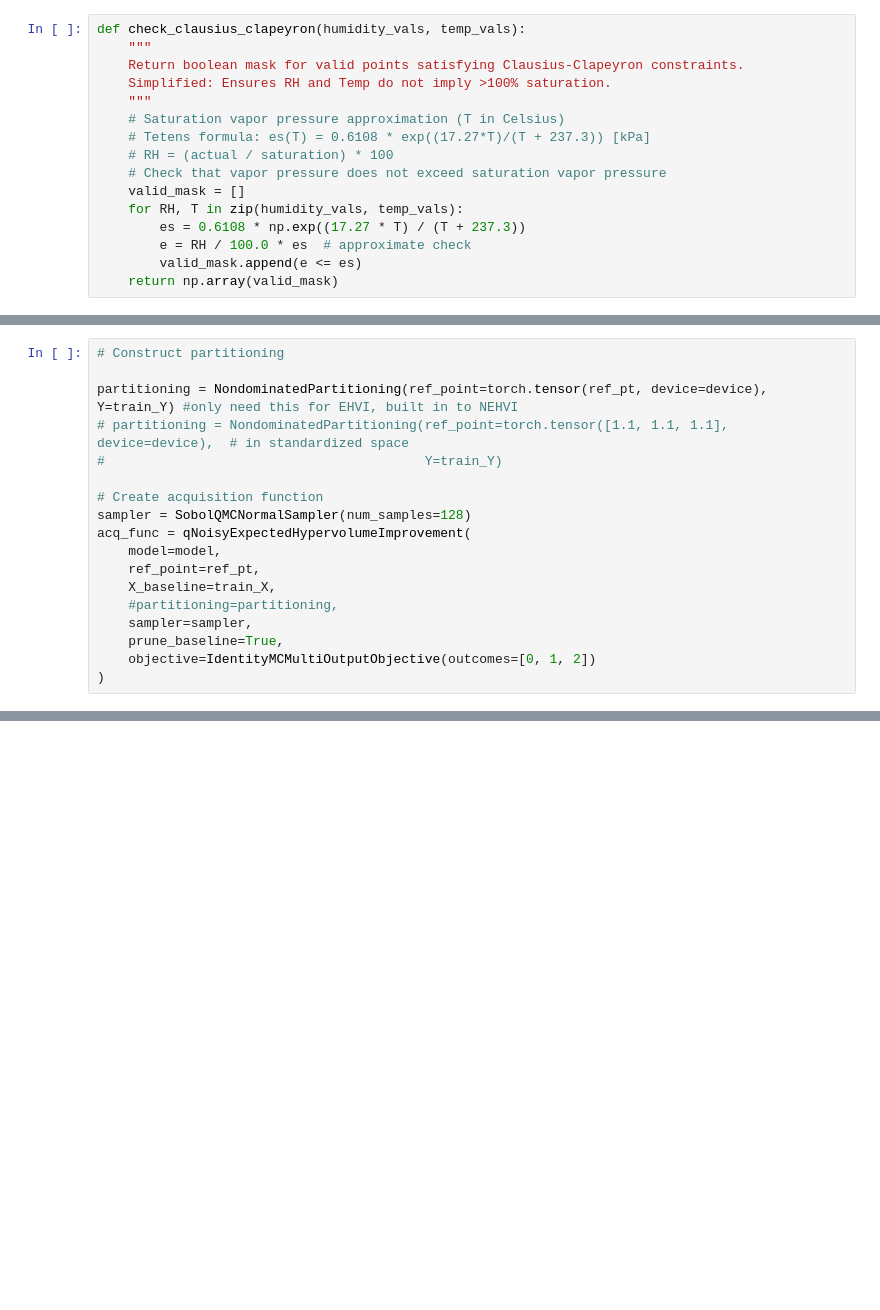
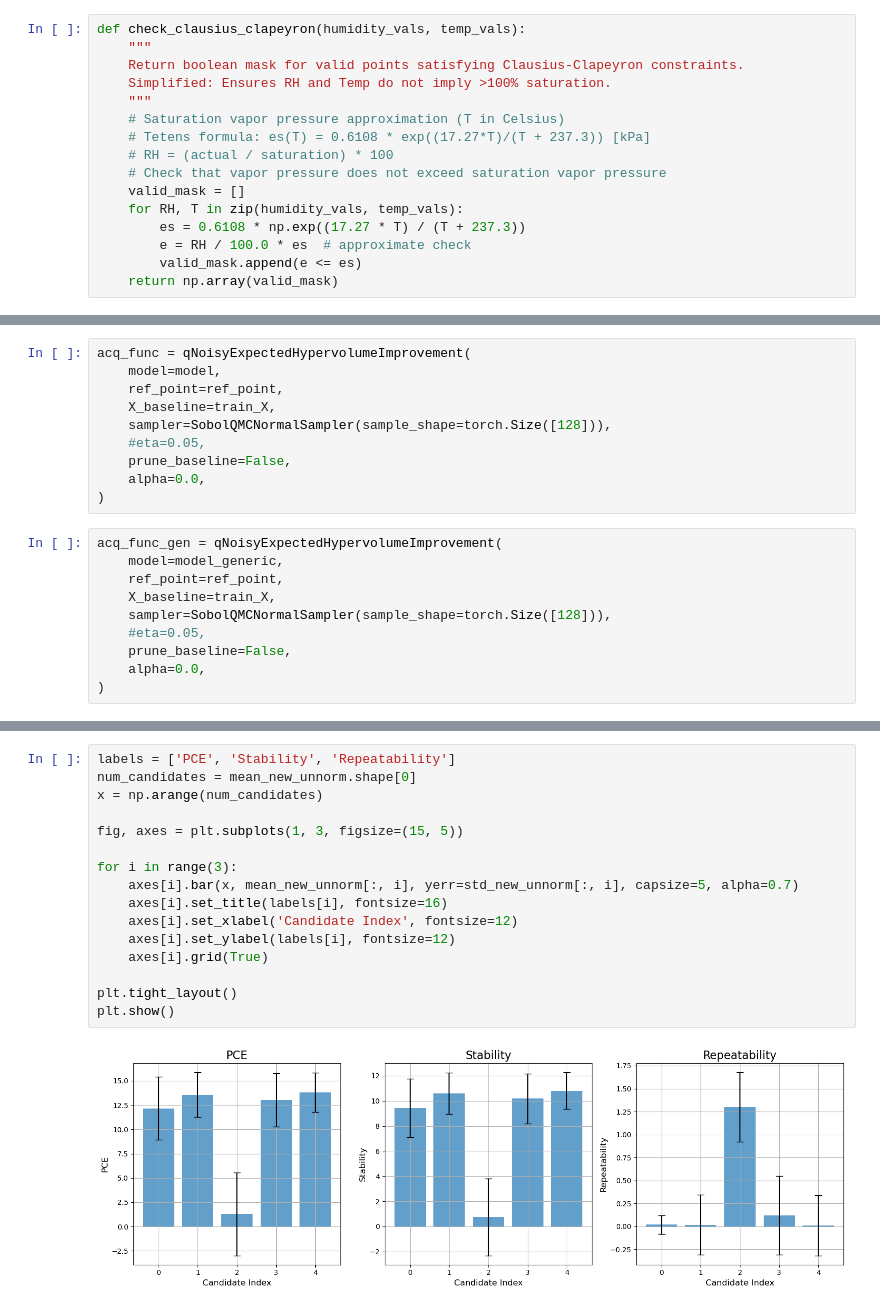
Before and after one commit to PV-Lab/MOBO-Kit, a Jupyter notebook: MOBO/UW-MIT FOM MOBO.ipynb, the cells around one changed output, grey strips where cells are left out. Drawn from its saved outputs; the diff is of its cells as text; blank space fills up the shorter version.

```diff
--- a/MOBO/UW-MIT FOM MOBO.ipynb
+++ b/MOBO/UW-MIT FOM MOBO.ipynb
@@ -246,18 +495,20 @@ for i in range(3):
 # %%
-# Construct partitioning
-
-partitioning = NondominatedPartitioning(ref_point=torch.tensor(ref_pt, device=device), Y=train_Y) #only need this for EHVI, built in to NEHVI
-# partitioning = NondominatedPartitioning(ref_point=torch.tensor([1.1, 1.1, 1.1], device=device),  # in standardized space
-#                                         Y=train_Y)
-
-# Create acquisition function
-sampler = SobolQMCNormalSampler(num_samples=128)
 acq_func = qNoisyExpectedHypervolumeImprovement(
     model=model,
-    ref_point=ref_pt,
+    ref_point=ref_point,
     X_baseline=train_X,
-    #partitioning=partitioning,
-    sampler=sampler,
-    prune_baseline=True,
-    objective=IdentityMCMultiOutputObjective(outcomes=[0, 1, 2])
+    sampler=SobolQMCNormalSampler(sample_shape=torch.Size([128])),
+    #eta=0.05,
+    prune_baseline=False,
+    alpha=0.0,
 )
+# %%
+acq_func_gen = qNoisyExpectedHypervolumeImprovement(
+    model=model_generic,
+    ref_point=ref_point,
+    X_baseline=train_X,
+    sampler=SobolQMCNormalSampler(sample_shape=torch.Size([128])),
+    #eta=0.05,
+    prune_baseline=False,
+    alpha=0.0,
+)
@@ -360,0 +696,18 @@ plt.show()
+# %%
+labels = ['PCE', 'Stability', 'Repeatability']
+num_candidates = mean_new_unnorm.shape[0]
+x = np.arange(num_candidates)
+
+fig, axes = plt.subplots(1, 3, figsize=(15, 5))
+
+for i in range(3):
+    axes[i].bar(x, mean_new_unnorm[:, i], yerr=std_new_unnorm[:, i], capsize=5, alpha=0.7)
+    axes[i].set_title(labels[i], fontsize=16)
+    axes[i].set_xlabel('Candidate Index', fontsize=12)
+    axes[i].set_ylabel(labels[i], fontsize=12)
+    axes[i].grid(True)
+
+plt.tight_layout()
+plt.show()
+# %% [output]
+[figure, added]
```
Also changed, not shown: parts of 28 cells of this notebook.
